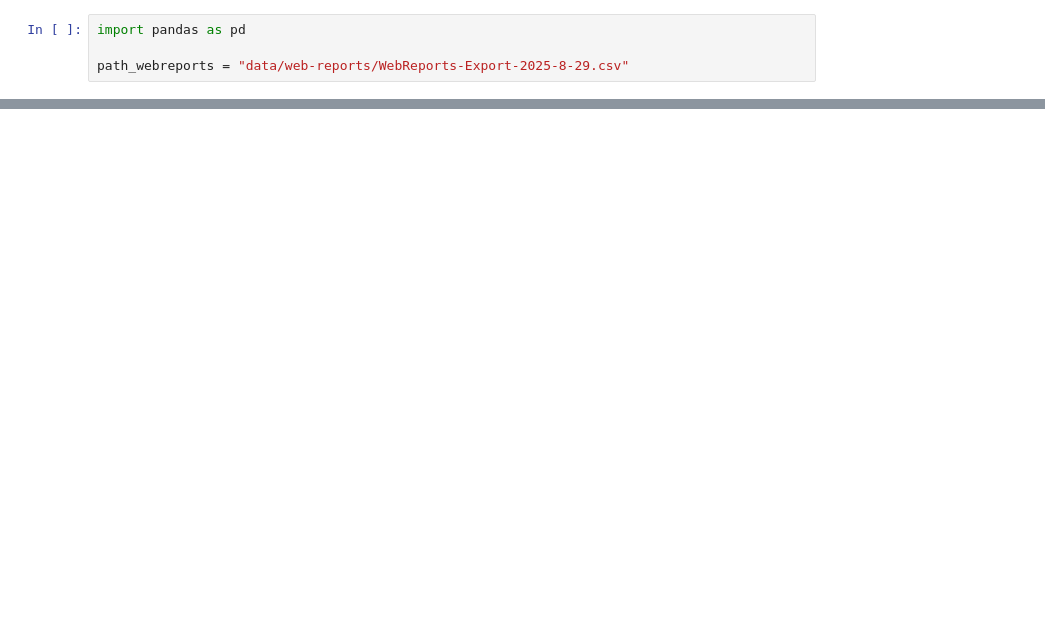
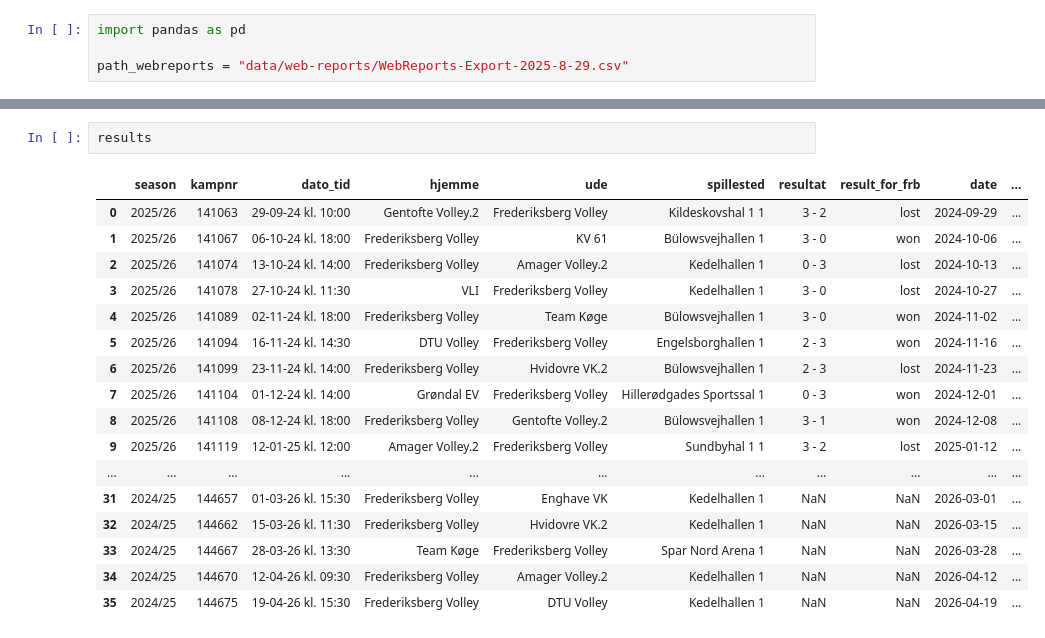
Before and after one commit to alexpcapp/frederiksberg-elite-stats, a Jupyter notebook: testing.ipynb, the cells around one changed output, grey strips where cells are left out. Drawn from its saved outputs; the diff is of its cells as text; blank space fills up the shorter version.

```diff
--- a/testing.ipynb
+++ b/testing.ipynb
@@ -78,0 +1330,20 @@ df_all
+# %%
+results
+# %% [output]
+|  | season | kampnr | dato_tid | hjemme | ude | spillested | resultat | result_for_frb | date | ... |
+| 0 | 2025/26 | 141063 | 29-09-24 kl. 10:00 | Gentofte Volley.2 | Frederiksberg Volley | Kildeskovshal 1 1 | 3 - 2 | lost | 2024-09-29 | ... |
+| 1 | 2025/26 | 141067 | 06-10-24 kl. 18:00 | Frederiksberg Volley | KV 61 | Bülowsvejhallen 1 | 3 - 0 | won | 2024-10-06 | ... |
+| 2 | 2025/26 | 141074 | 13-10-24 kl. 14:00 | Frederiksberg Volley | Amager Volley.2 | Kedelhallen 1 | 0 - 3 | lost | 2024-10-13 | ... |
+| 3 | 2025/26 | 141078 | 27-10-24 kl. 11:30 | VLI | Frederiksberg Volley | Kedelhallen 1 | 3 - 0 | lost | 2024-10-27 | ... |
+| 4 | 2025/26 | 141089 | 02-11-24 kl. 18:00 | Frederiksberg Volley | Team Køge | Bülowsvejhallen 1 | 3 - 0 | won | 2024-11-02 | ... |
+| 5 | 2025/26 | 141094 | 16-11-24 kl. 14:30 | DTU Volley | Frederiksberg Volley | Engelsborghallen 1 | 2 - 3 | won | 2024-11-16 | ... |
+| 6 | 2025/26 | 141099 | 23-11-24 kl. 14:00 | Frederiksberg Volley | Hvidovre VK.2 | Bülowsvejhallen 1 | 2 - 3 | lost | 2024-11-23 | ... |
+| 7 | 2025/26 | 141104 | 01-12-24 kl. 14:00 | Grøndal EV | Frederiksberg Volley | Hillerødgades Sportssal 1 | 0 - 3 | won | 2024-12-01 | ... |
+| 8 | 2025/26 | 141108 | 08-12-24 kl. 18:00 | Frederiksberg Volley | Gentofte Volley.2 | Bülowsvejhallen 1 | 3 - 1 | won | 2024-12-08 | ... |
+| 9 | 2025/26 | 141119 | 12-01-25 kl. 12:00 | Amager Volley.2 | Frederiksberg Volley | Sundbyhal 1 1 | 3 - 2 | lost | 2025-01-12 | ... |
+| ... | ... | ... | ... | ... | ... | ... | ... | ... | ... | ... |
+| 31 | 2024/25 | 144657 | 01-03-26 kl. 15:30 | Frederiksberg Volley | Enghave VK | Kedelhallen 1 | NaN | NaN | 2026-03-01 | ... |
+| 32 | 2024/25 | 144662 | 15-03-26 kl. 11:30 | Frederiksberg Volley | Hvidovre VK.2 | Kedelhallen 1 | NaN | NaN | 2026-03-15 | ... |
+| 33 | 2024/25 | 144667 | 28-03-26 kl. 13:30 | Team Køge | Frederiksberg Volley | Spar Nord Arena 1 | NaN | NaN | 2026-03-28 | ... |
+| 34 | 2024/25 | 144670 | 12-04-26 kl. 09:30 | Frederiksberg Volley | Amager Volley.2 | Kedelhallen 1 | NaN | NaN | 2026-04-12 | ... |
+| 35 | 2024/25 | 144675 | 19-04-26 kl. 15:30 | Frederiksberg Volley | DTU Volley | Kedelhallen 1 | NaN | NaN | 2026-04-19 | ... |
```
Also changed, not shown: parts of 49 cells of this notebook, 54 other files.
